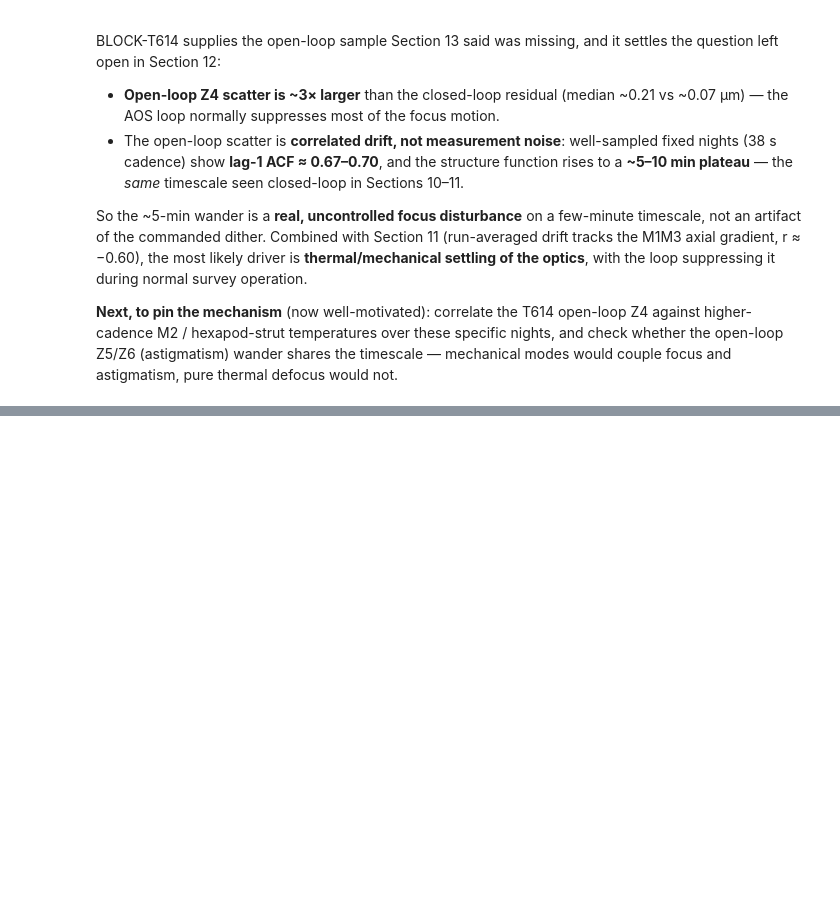
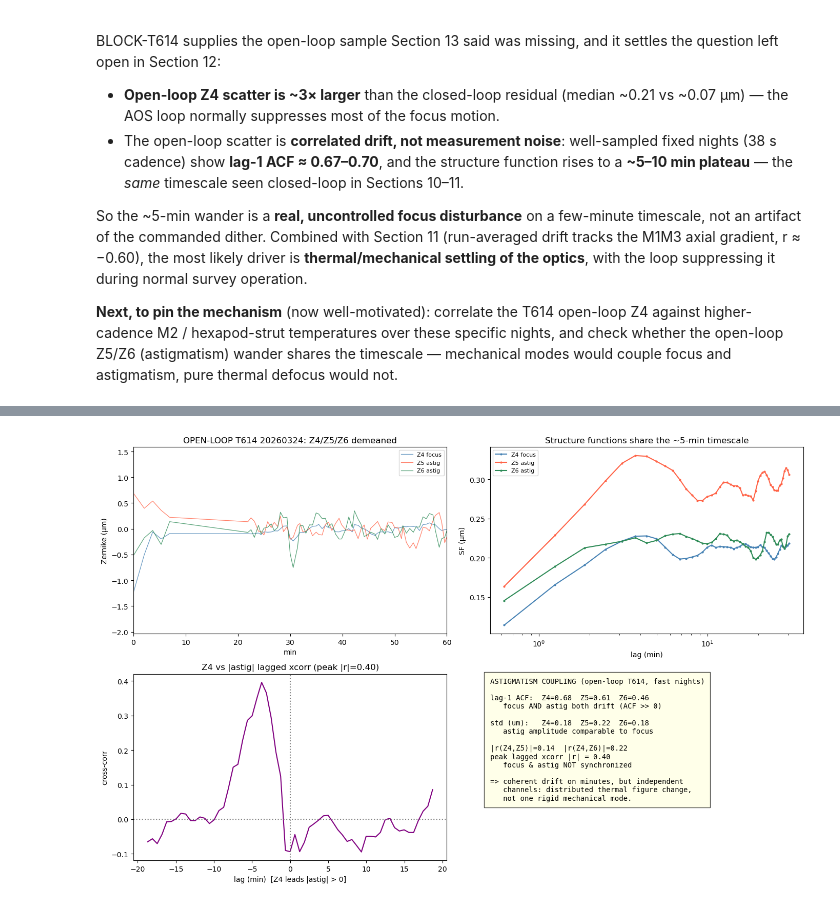
Before and after one commit to bstalder/notebooks, a Jupyter notebook: earlyoperations/optical_psf/MTAOS_Z4_Focus_Trends.ipynb, the cells around one changed output, grey strips where cells are left out. Cells and saved outputs as stored; diff of their text form; code cells hidden in the pictures; blank space fills up the shorter version.

```diff
--- a/earlyoperations/optical_psf/MTAOS_Z4_Focus_Trends.ipynb
+++ b/earlyoperations/optical_psf/MTAOS_Z4_Focus_Trends.ipynb
@@ -1765,0 +1851,80 @@ focus and astigmatism, pure thermal defocus would not.
+# %%
+if "df_astig" not in globals() or df_astig.empty:
+    print("No astig results — run the cell above.")
+else:
+    _best = int(df_astig.sort_values("N", ascending=False).iloc[0]["day_obs"])
+    _g = pva[pva["day_obs"] == _best].sort_values("ts")
+    _ts = (_g["ts"] - _g["ts"].min()).dt.total_seconds().values
+    _tm = _ts / 60
+    _z4, _z5, _z6 = _g["z4_um"].values, _g["z5_um"].values, _g["z6_um"].values
+    _astig = np.sqrt(_z5 ** 2 + _z6 ** 2)
+
+    fig, axs = plt.subplots(2, 2, figsize=(14, 9))
+
+    # (a) Demeaned Z4/Z5/Z6 time series.
+    ax = axs[0, 0]
+    for _y, _c, _l in [(_z4, "steelblue", "Z4 focus"), (_z5, "tomato", "Z5 astig"),
+                       (_z6, "seagreen", "Z6 astig")]:
+        ax.plot(_tm, _y - np.nanmean(_y), "-", lw=0.9, color=_c, alpha=0.8, label=_l)
+    ax.set_xlim(0, 60); ax.set_xlabel("min"); ax.set_ylabel("Zernike (µm)")
+    ax.set_title(f"OPEN-LOOP T614 {_best}: Z4/Z5/Z6 demeaned"); ax.legend(fontsize=8)
+
+    # (b) Structure functions.
+    ax = axs[0, 1]
+    for _y, _c, _l in [(_z4, "steelblue", "Z4 focus"), (_z5, "tomato", "Z5 astig"),
+                       (_z6, "seagreen", "Z6 astig")]:
+        _m = np.isfinite(_y); _yy, _tt = _y[_m], _ts[_m]; _cad = np.median(np.diff(_tt))
+        _lags = range(1, min(50, len(_yy) // 3))
+        _sf = [np.sqrt(np.mean((_yy[k:] - _yy[:-k]) ** 2)) / np.sqrt(2) for k in _lags]
+        ax.plot([_cad * k / 60 for k in _lags], _sf, "-o", ms=2, color=_c, label=_l)
+    ax.set_xscale("log"); ax.set_xlabel("lag (min)"); ax.set_ylabel("SF (µm)")
+    ax.set_title("Structure functions share the ~5-min timescale"); ax.legend(fontsize=8)
+
+    # (c) Lagged cross-correlation Z4 vs |astig|.
+    ax = axs[1, 0]
+    _z4d = _z4 - np.nanmean(_z4); _zad = _astig - np.nanmean(_astig)
+    _m = np.isfinite(_z4d) & np.isfinite(_zad); _z4d, _zad = _z4d[_m], _zad[_m]
+    _ml = 30; _xc = []
+    for _L in range(-_ml, _ml + 1):
+        if _L < 0:
+            _a, _b = _z4d[-_L:], _zad[:_L]
+        elif _L > 0:
+            _a, _b = _z4d[:-_L], _zad[_L:]
+        else:
+            _a, _b = _z4d, _zad
+        _n = min(len(_a), len(_b))
+        _xc.append(np.corrcoef(_a[:_n], _b[:_n])[0, 1] if _n > 5 else np.nan)
+    _cad = np.median(np.diff(_ts[np.isfinite(_z4)]))
+    ax.plot(np.arange(-_ml, _ml + 1) * _cad / 60, _xc, "-", color="purple")
+    ax.axvline(0, color="gray", ls=":"); ax.axhline(0, color="gray", ls=":")
+    ax.set_xlabel("lag (min)  [Z4 leads |astig| > 0]"); ax.set_ylabel("cross-corr")
+    ax.set_title(f"Z4 vs |astig| lagged xcorr (peak |r|={np.nanmax(np.abs(_xc)):.2f})")
+
+    # (d) Summary text.
+    ax = axs[1, 1]; ax.axis("off")
+    _f = df_astig[df_astig["cad_s"] < 60]
+    _lines = [
+        "ASTIGMATISM COUPLING (open-loop T614, fast nights)", "",
+        f"lag-1 ACF:  Z4={_f['z4_acf'].median():.2f}  Z5={_f['z5_acf'].median():.2f}  "
+        f"Z6={_f['z6_acf'].median():.2f}",
+        "   focus AND astig both drift (ACF >> 0)", "",
+        f"std (um):   Z4={_f['z4_std'].median():.2f}  Z5={_f['z5_std'].median():.2f}  "
+        f"Z6={_f['z6_std'].median():.2f}",
+        "   astig amplitude comparable to focus", "",
+        f"|r(Z4,Z5)|={_f['r_z4_z5'].abs().median():.2f}  "
+        f"|r(Z4,Z6)|={_f['r_z4_z6'].abs().median():.2f}",
+        f"peak lagged xcorr |r| = {np.nanmax(np.abs(_xc)):.2f}",
+        "   focus & astig NOT synchronized", "",
+        "=> coherent drift on minutes, but independent",
+        "   channels: distributed thermal figure change,",
+        "   not one rigid mechanical mode.",
+    ]
+    ax.text(0.0, 0.98, "\n".join(_lines), transform=ax.transAxes, va="top", ha="left",
+            fontsize=10, family="monospace", bbox=dict(fc="lightyellow", alpha=0.7, pad=8))
+
+    plt.tight_layout()
+    plt.savefig("z4_t614_astig_coupling.png", dpi=120, bbox_inches="tight")
+    plt.show()
+    print("Saved z4_t614_astig_coupling.png")
+# %% [output]
+[figure, added]
```
Also changed, not shown: parts of 5 cells of this notebook, 1 other file.
